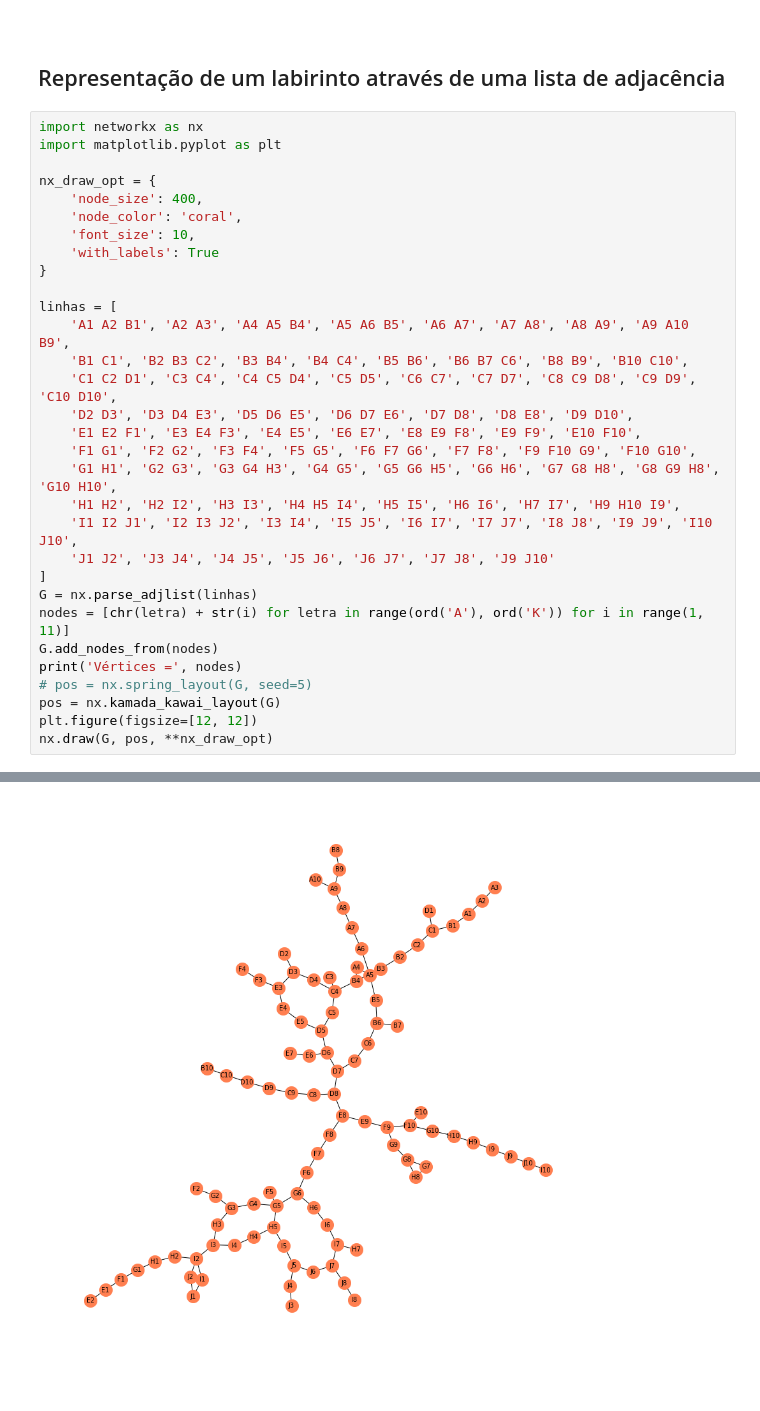
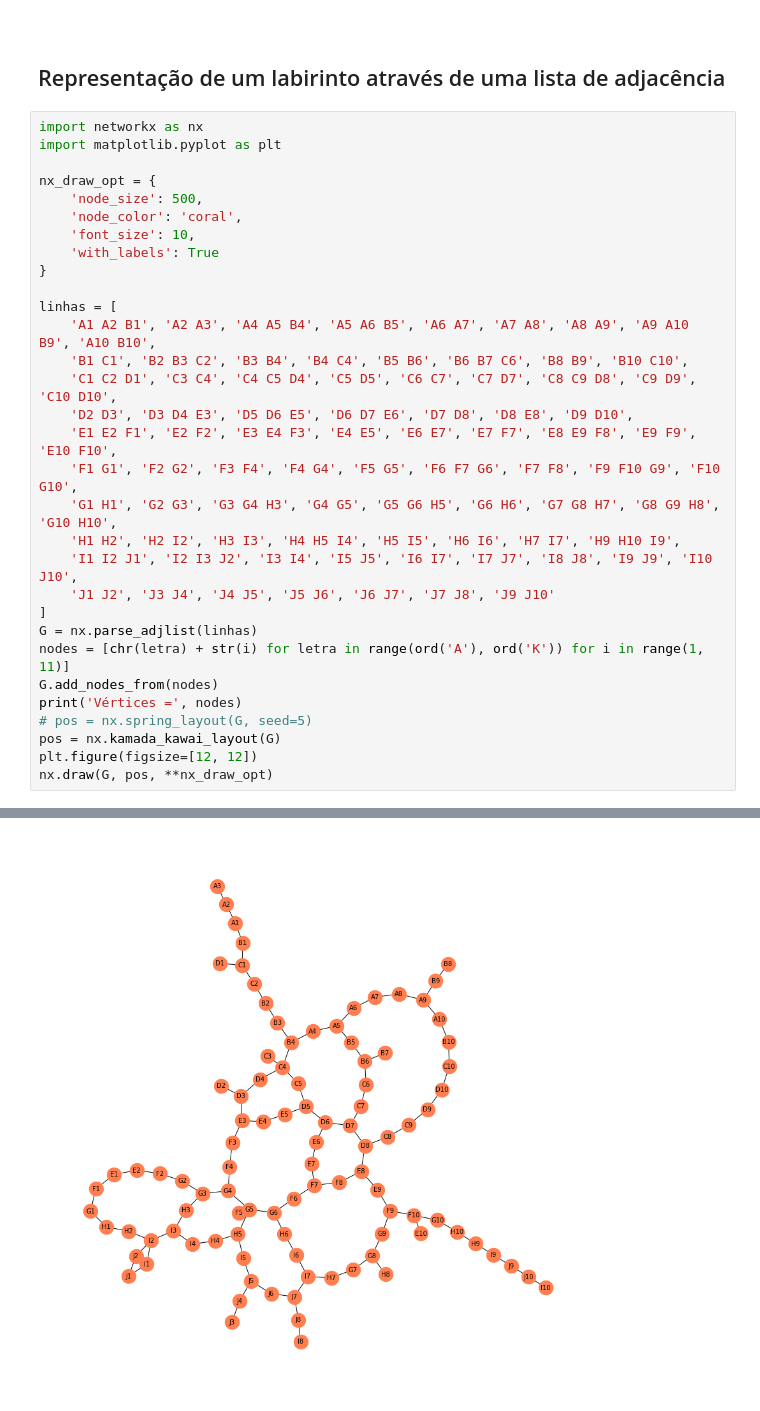
Before and after one commit to eduardo-ono/Teoria-dos-Grafos-e-Aplicacoes, a Jupyter notebook: conteudo-teorico/04-busca-caminhamento/aplicacoes/labirintos/labirintos.ipynb, the cells around one changed output, grey strips where cells are left out. Drawn from its saved outputs; the diff is of its cells as text.

```diff
--- a/conteudo-teorico/04-busca-caminhamento/aplicacoes/labirintos/labirintos.ipynb
+++ b/conteudo-teorico/04-busca-caminhamento/aplicacoes/labirintos/labirintos.ipynb
@@ -19,34 +19,34 @@
 # %%
 import networkx as nx
 import matplotlib.pyplot as plt
 
 nx_draw_opt = {
-    'node_size': 400,
+    'node_size': 500,
     'node_color': 'coral',
     'font_size': 10,
     'with_labels': True
 }
 
 linhas = [
-    'A1 A2 B1', 'A2 A3', 'A4 A5 B4', 'A5 A6 B5', 'A6 A7', 'A7 A8', 'A8 A9', 'A9 A10 B9',
+    'A1 A2 B1', 'A2 A3', 'A4 A5 B4', 'A5 A6 B5', 'A6 A7', 'A7 A8', 'A8 A9', 'A9 A10 B9', 'A10 B10',
     'B1 C1', 'B2 B3 C2', 'B3 B4', 'B4 C4', 'B5 B6', 'B6 B7 C6', 'B8 B9', 'B10 C10',
     'C1 C2 D1', 'C3 C4', 'C4 C5 D4', 'C5 D5', 'C6 C7', 'C7 D7', 'C8 C9 D8', 'C9 D9', 'C10 D10',
     'D2 D3', 'D3 D4 E3', 'D5 D6 E5', 'D6 D7 E6', 'D7 D8', 'D8 E8', 'D9 D10',
-    'E1 E2 F1', 'E3 E4 F3', 'E4 E5', 'E6 E7', 'E8 E9 F8', 'E9 F9', 'E10 F10',
-    'F1 G1', 'F2 G2', 'F3 F4', 'F5 G5', 'F6 F7 G6', 'F7 F8', 'F9 F10 G9', 'F10 G10',
-    'G1 H1', 'G2 G3', 'G3 G4 H3', 'G4 G5', 'G5 G6 H5', 'G6 H6', 'G7 G8 H8', 'G8 G9 H8', 'G10 H10',
+    'E1 E2 F1', 'E2 F2', 'E3 E4 F3', 'E4 E5', 'E6 E7', 'E7 F7', 'E8 E9 F8', 'E9 F9', 'E10 F10',
+    'F1 G1', 'F2 G2', 'F3 F4', 'F4 G4', 'F5 G5', 'F6 F7 G6', 'F7 F8', 'F9 F10 G9', 'F10 G10',
+    'G1 H1', 'G2 G3', 'G3 G4 H3', 'G4 G5', 'G5 G6 H5', 'G6 H6', 'G7 G8 H7', 'G8 G9 H8', 'G10 H10',
     'H1 H2', 'H2 I2', 'H3 I3', 'H4 H5 I4', 'H5 I5', 'H6 I6', 'H7 I7', 'H9 H10 I9',
     'I1 I2 J1', 'I2 I3 J2', 'I3 I4', 'I5 J5', 'I6 I7', 'I7 J7', 'I8 J8', 'I9 J9', 'I10 J10',
     'J1 J2', 'J3 J4', 'J4 J5', 'J5 J6', 'J6 J7', 'J7 J8', 'J9 J10'
 ]
 G = nx.parse_adjlist(linhas)
 nodes = [chr(letra) + str(i) for letra in range(ord('A'), ord('K')) for i in range(1, 11)]
 G.add_nodes_from(nodes)
 print('Vértices =', nodes)
 # pos = nx.spring_layout(G, seed=5)
 pos = nx.kamada_kawai_layout(G)
 plt.figure(figsize=[12, 12])
 nx.draw(G, pos, **nx_draw_opt)
 # %% [output]
 Vértices = ['A1', 'A2', 'A3', 'A4', 'A5', 'A6', 'A7', 'A8', 'A9', 'A10', 'B1', 'B2', 'B3', 'B4', 'B5', 'B6', 'B7', 'B8', 'B9', 'B10', 'C1', 'C2', 'C3', 'C4', 'C5', 'C6', 'C7', 'C8', 'C9', 'C10', 'D1', ...
-[figure, old version]
+[figure, new version]
```
